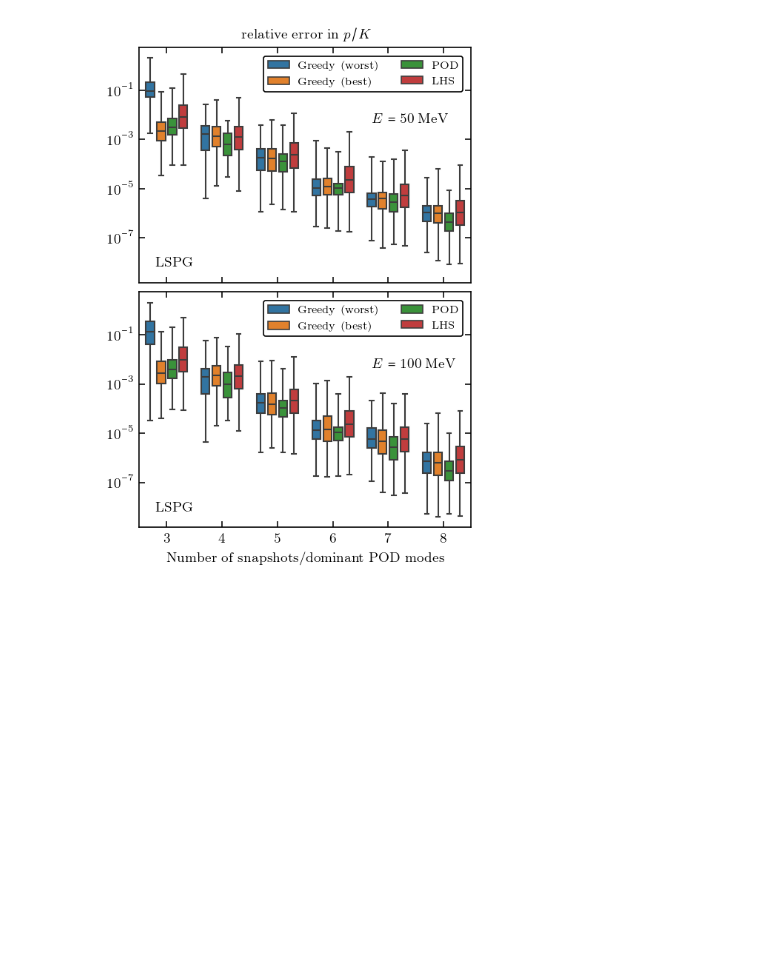
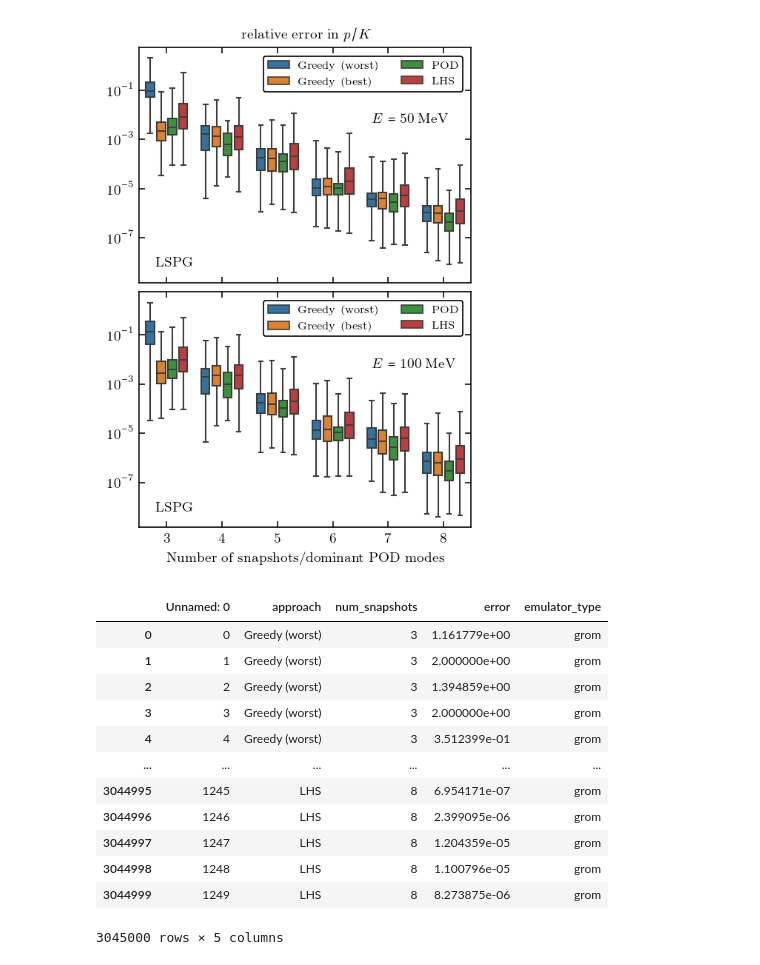
Before and after one commit to buqeye/cs_greedy_emulator, a Jupyter notebook: minnesota.ipynb, the cells around one changed output. Saved outputs shown, nothing was run; the diff lists cells and outputs as text; code cells hidden in the pictures; blank space fills up the shorter version.

```diff
--- a/minnesota.ipynb
+++ b/minnesota.ipynb
@@ -568,3 +567,19 @@ convergenceFig(df_E_MeV_arr, E_MeV_arr, emulator_type)
 # %% [output]
 [figure]
+# %%
+df
+# %% [output]
+|  | Unnamed: 0 | approach | num_snapshots | error | emulator_type |
+| 0 | 0 | Greedy (worst) | 3 | 1.161779e+00 | grom |
+| 1 | 1 | Greedy (worst) | 3 | 2.000000e+00 | grom |
+| 2 | 2 | Greedy (worst) | 3 | 1.394859e+00 | grom |
+| 3 | 3 | Greedy (worst) | 3 | 2.000000e+00 | grom |
+| 4 | 4 | Greedy (worst) | 3 | 3.512399e-01 | grom |
+| ... | ... | ... | ... | ... | ... |
+| 3044995 | 1245 | LHS | 8 | 6.954171e-07 | grom |
+| 3044996 | 1246 | LHS | 8 | 2.399095e-06 | grom |
+| 3044997 | 1247 | LHS | 8 | 1.204359e-05 | grom |
+| 3044998 | 1248 | LHS | 8 | 1.100796e-05 | grom |
+| 3044999 | 1249 | LHS | 8 | 8.273875e-06 | grom |
+3045000 rows × 5 columns
 # %%
```
Also changed, not shown: parts of 7 cells of this notebook.
